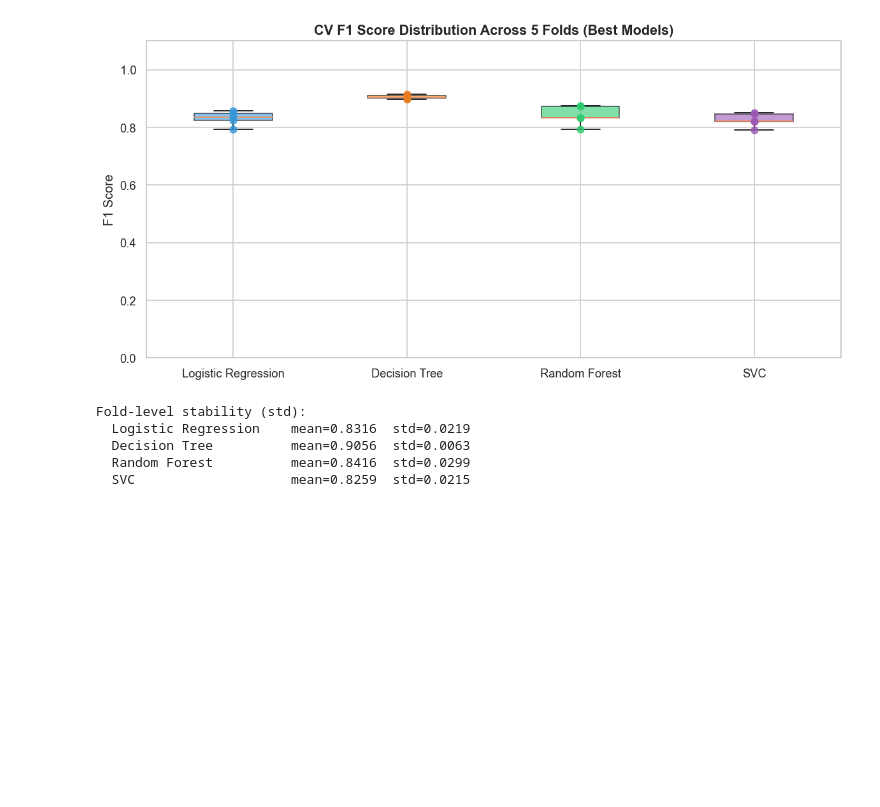
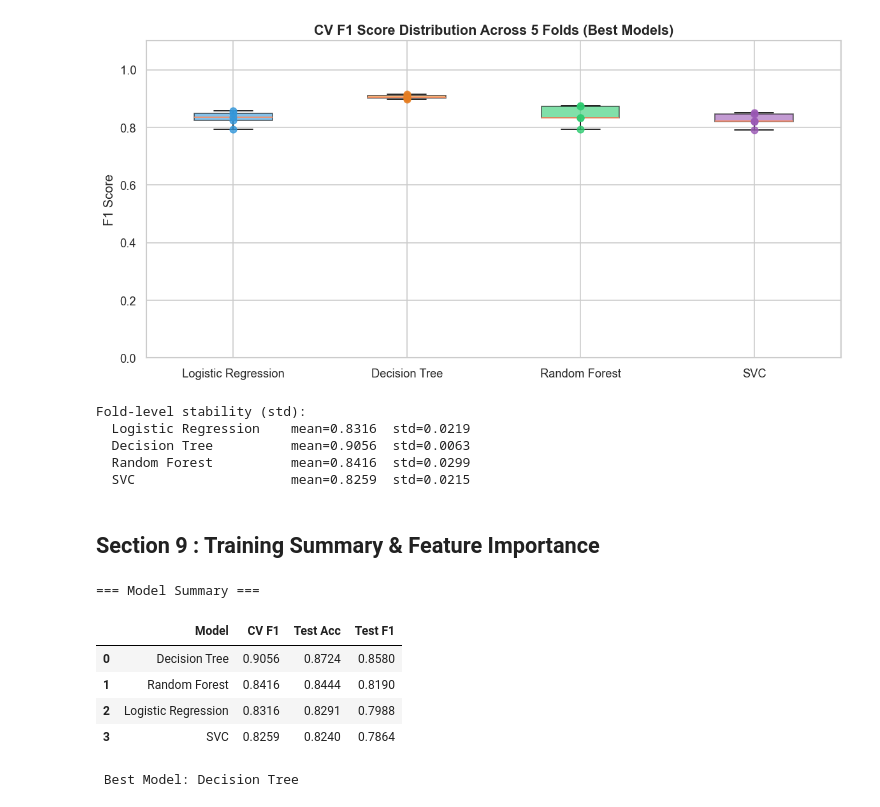
Before and after one commit to afeefanver/Osteoporosis-Risk-Prediction, a Jupyter notebook: Model Train(Oesto_V2).ipynb, the cells around one changed output. Saved outputs shown, nothing was run; the diff lists cells and outputs as text; code cells hidden in the pictures; blank space fills up the shorter version.

```diff
--- a/Model Train(Oesto_V2).ipynb
+++ b/Model Train(Oesto_V2).ipynb
@@ -522,3 +522,23 @@ Fold-level stability (std):
   Decision Tree          mean=0.9056  std=0.0063
   Random Forest          mean=0.8416  std=0.0299
   SVC                    mean=0.8259  std=0.0215
+# %% [markdown]
+## Section 9 : Training Summary & Feature Importance
+# %%
+X_test_dict = {name: (X_test_scaled if name in SCALED else X_test_fe.values)
+               for name in trained_models}
+
+summary_df = summarize_metrics(trained_models, X_test_dict, y_test)
+print('=== Model Summary ===')
+display(summary_df)
+
+best_model_name = summary_df.iloc[0]['Model']
+print(f'\n Best Model: {best_model_name}')
+# %% [output]
+=== Model Summary ===
+|  | Model | CV F1 | Test Acc | Test F1 |
+| 0 | Decision Tree | 0.9056 | 0.8724 | 0.8580 |
+| 1 | Random Forest | 0.8416 | 0.8444 | 0.8190 |
+| 2 | Logistic Regression | 0.8316 | 0.8291 | 0.7988 |
+| 3 | SVC | 0.8259 | 0.8240 | 0.7864 |
+ Best Model: Decision Tree
```
Also changed, not shown: parts of 3 cells of this notebook.
